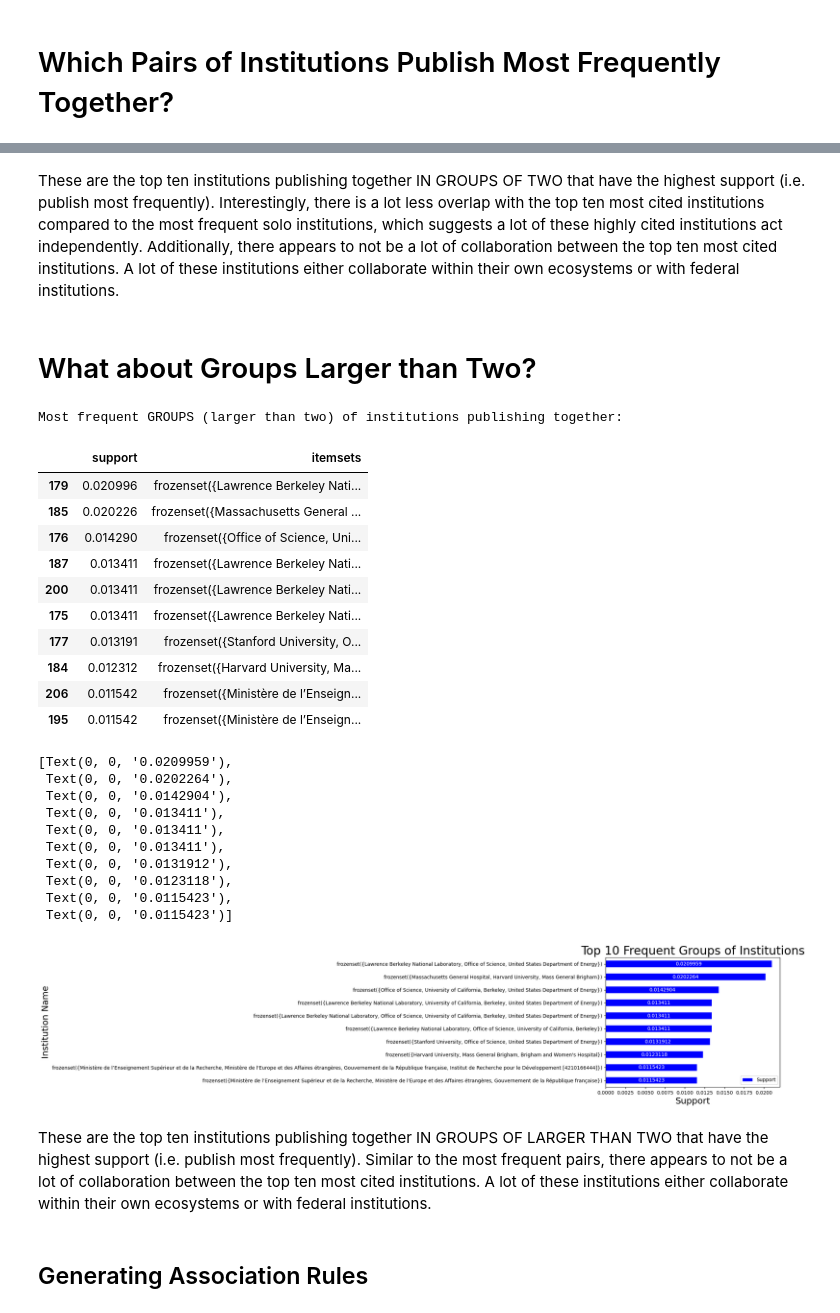
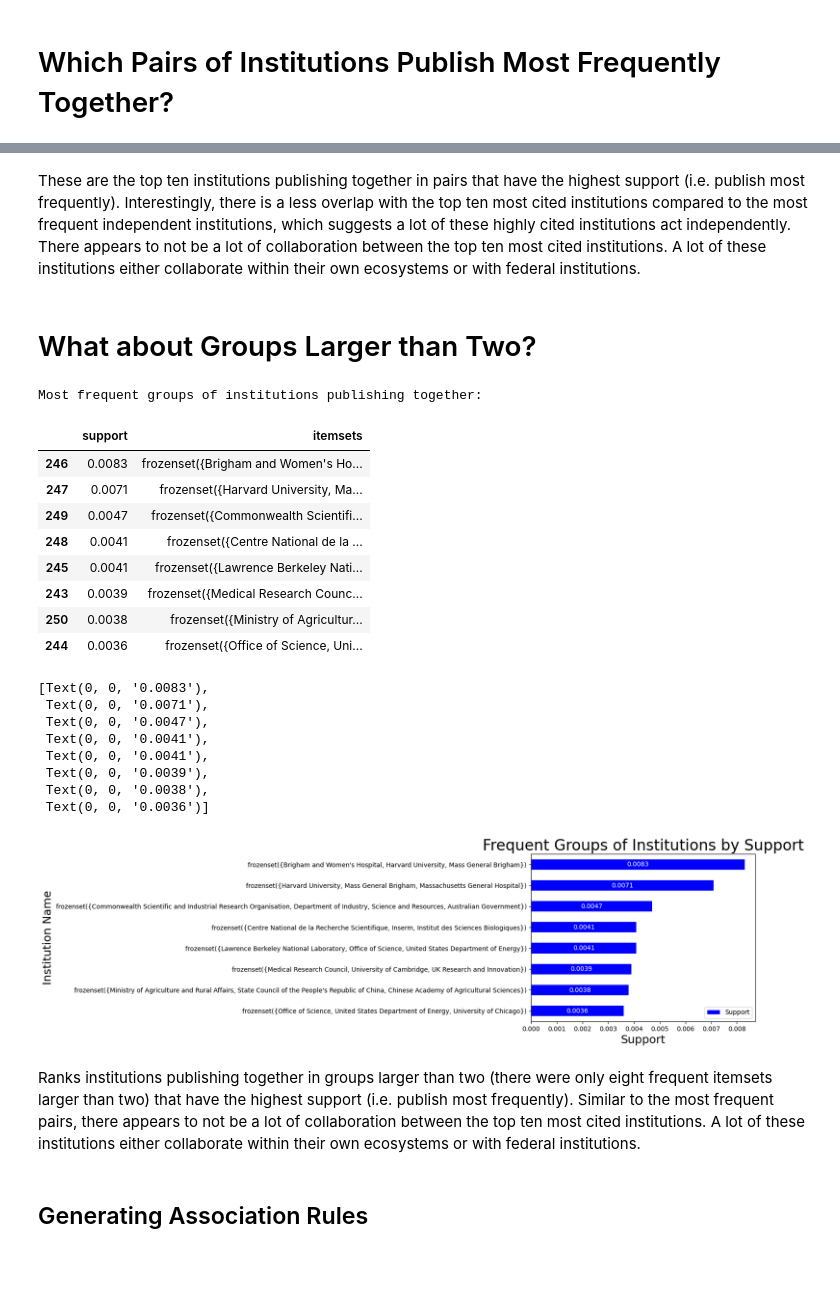
Before and after one commit to jackdmulvihill/COMP-306-Project, a Jupyter notebook: jmulvihill_demo.ipynb, the cells around one changed output, grey strips where cells are left out. Drawn from its saved outputs; the diff is of its cells as text; code cells hidden in the pictures; blank space fills up the shorter version.

```diff
--- a/jmulvihill_demo.ipynb
+++ b/jmulvihill_demo.ipynb
@@ -355,3 +367,11 @@ Sample transaction (work_id=2737420523):
+# %%
+# Since this project explores all topics, much more data to load so use a sample to prevent kernel crashes
+SAMPLE_SIZE = 10000
+
+# Fix the seed so re-running this cell gives the same sample
+random.seed(42)
+if len(transactions) > SAMPLE_SIZE:
+    transactions = random.sample(transactions, SAMPLE_SIZE)
 # %% [markdown]
 ## Constructing TransactionEncoder (for Apriori)
 # %%
@@ -391,13 +411,13 @@ Sparsity: 99.903% of values are False
 # %%
 # Detect names shared by more than one institution ID
 name_counts = pd.Series(institution_map.values()).value_counts()
-duplicates = set(name_counts[name_counts > 1].index)
+duplicate_iids = set(name_counts[name_counts > 1].index)
 
 # Build display label to differentiate institutions that share the same name
 # Will be plain if the name is unique, in the format "Name [id]" if shared
 institution_display_map = {
-    aid: (f"{name} [{aid}]" if name in duplicates else name)
-    for aid, name in institution_map.items()
+    iid: (f"{name} [{iid}]" if name in duplicate_iids else name)
+    for iid, name in institution_map.items()
 }
 
 # Label the transaction encoder dataframe using the display map
@@ -476,8 +495,8 @@ Visualizes the total number of frequent itemsets plotted at each tested MIN_SUPP
 # %%
-# Institution pair appears in at least 1% of papers
-MIN_SUPPORT = 0.01
+# Institution pair appears in at least 0.35% of papers
+MIN_SUPPORT = 0.0035
 
-# Run the Apriori search
+# Run the Apriori search at MIN_SUPPORT threshold 0.0035
 print(f"Running Apriori at min_support threshold {MIN_SUPPORT}")
 frequent_itemsets = apriori(
     labeled_te_df,
@@ -492,5 +511,5 @@ frequent_itemsets = frequent_itemsets.sort_values(by='support', ascending=False)
 
 print(f"There are {len(frequent_itemsets):,} frequent itemsets at MIN_SUPPORT threshold {MIN_SUPPORT}")
 
-frequent_itemsets.head()
+display(frequent_itemsets.head())
 # %% [output]
@@ -641,67 +668,63 @@ top_ten_pairs.bar_label(top_ten_pairs.containers[0], label_type='center', color=
 # %% [markdown]
-These are the top ten institutions publishing together IN GROUPS OF TWO that have the highest support (i.e. publish most frequently). Interestingly, there is a lot less overlap with the top ten most cited institutions compared to the most frequent solo institutions, which suggests a lot of these highly cited institutions act independently. Additionally, there appears to not be a lot of collaboration between the top ten most cited institutions. A lot of these institutions either collaborate within their own ecosystems or with federal institutions.
+These are the top ten institutions publishing together in pairs that have the highest support (i.e. publish most frequently). Interestingly, there is a less overlap with the top ten most cited institutions compared to the most frequent independent institutions, which suggests a lot of these highly cited institutions act independently. There appears to not be a lot of collaboration between the top ten most cited institutions. A lot of these institutions either collaborate within their own ecosystems or with federal institutions.
 # %% [markdown]
 # What about Groups Larger than Two?
 # %%
-print("Most frequent GROUPS (larger than two) of institutions publishing together:")
+print("Most frequent groups of institutions publishing together:")
 freq_inst_groups = (
+
     # Filter to find the most frequent n-itemsets where n > 2
     frequent_itemsets[frequent_itemsets['length'] > 2]
-    .head(10)
     [['support', 'itemsets']]
 )
 
 display(freq_inst_groups)
 # %% [output]
-Most frequent GROUPS (larger than two) of institutions publishing together:
+Most frequent groups of institutions publishing together:
 |  | support | itemsets |
-| 179 | 0.020996 | frozenset({Lawrence Berkeley Nati... |
-| 185 | 0.020226 | frozenset({Massachusetts General ... |
-| 176 | 0.014290 | frozenset({Office of Science, Uni... |
-| 187 | 0.013411 | frozenset({Lawrence Berkeley Nati... |
-| 200 | 0.013411 | frozenset({Lawrence Berkeley Nati... |
-| 175 | 0.013411 | frozenset({Lawrence Berkeley Nati... |
-| 177 | 0.013191 | frozenset({Stanford University, O... |
-| 184 | 0.012312 | frozenset({Harvard University, Ma... |
-| 206 | 0.011542 | frozenset({Ministère de l’Enseign... |
-| 195 | 0.011542 | frozenset({Ministère de l’Enseign... |
+| 246 | 0.0083 | frozenset({Brigham and Women's Ho... |
+| 247 | 0.0071 | frozenset({Harvard University, Ma... |
+| 249 | 0.0047 | frozenset({Commonwealth Scientifi... |
+| 248 | 0.0041 | frozenset({Centre National de la ... |
+| 245 | 0.0041 | frozenset({Lawrence Berkeley Nati... |
+| 243 | 0.0039 | frozenset({Medical Research Counc... |
+| 250 | 0.0038 | frozenset({Ministry of Agricultur... |
+| 244 | 0.0036 | frozenset({Office of Science, Uni... |
 # %%
 # Sort by support in descending order
 freq_inst_groups = freq_inst_groups.sort_values(by='support', ascending=False)
 
 # Plot the top ten groups of institutions by support
-# Dataframe is sorted, first 10 rows will have the highest support
-top_ten_groups = freq_inst_groups.head(10).plot.barh(
+# Dataframe is sorted, only eight rows to plot
+top_ten_groups = freq_inst_groups.plot.barh(
     x='itemsets',
     y='support',
     color='blue'
 )
 
 # Title and label the graph as approprite
-top_ten_groups.set_title(label='Top 10 Frequent Groups of Institutions', fontsize=24, color='black')
+top_ten_groups.set_title(label='Frequent Groups of Institutions by Support', fontsize=24, color='black')
 top_ten_groups.set_xlabel('Support', fontsize=18, color='black')
 top_ten_groups.set_ylabel('Institution Name', fontsize=18, color='black')
 top_ten_groups.legend(['Support'])
 
 # Invert the y-axis to sort the bars in descending order
 top_ten_groups.invert_yaxis()
 
 # Annotate the bars
 top_ten_groups.bar_label(top_ten_groups.containers[0], label_type='center', color='white')
 # %% [output]
-[Text(0, 0, '0.0209959'),
- Text(0, 0, '0.0202264'),
- Text(0, 0, '0.0142904'),
- Text(0, 0, '0.013411'),
- Text(0, 0, '0.013411'),
- Text(0, 0, '0.013411'),
- Text(0, 0, '0.0131912'),
- Text(0, 0, '0.0123118'),
- Text(0, 0, '0.0115423'),
- Text(0, 0, '0.0115423')]
+[Text(0, 0, '0.0083'),
+ Text(0, 0, '0.0071'),
+ Text(0, 0, '0.0047'),
+ Text(0, 0, '0.0041'),
+ Text(0, 0, '0.0041'),
+ Text(0, 0, '0.0039'),
+ Text(0, 0, '0.0038'),
+ Text(0, 0, '0.0036')]
-[figure, old version]
+[figure, new version]
 # %% [markdown]
-These are the top ten institutions publishing together IN GROUPS OF LARGER THAN TWO that have the highest support (i.e. publish most frequently). Similar to the most frequent pairs, there appears to not be a lot of collaboration between the top ten most cited institutions. A lot of these institutions either collaborate within their own ecosystems or with federal institutions.
+Ranks institutions publishing together in groups larger than two (there were only eight frequent itemsets larger than two) that have the highest support (i.e. publish most frequently). Similar to the most frequent pairs, there appears to not be a lot of collaboration between the top ten most cited institutions. A lot of these institutions either collaborate within their own ecosystems or with federal institutions.
 # %% [markdown]
 ## Generating Association Rules
 # %%
```
Also changed, not shown: parts of 51 cells of this notebook.
